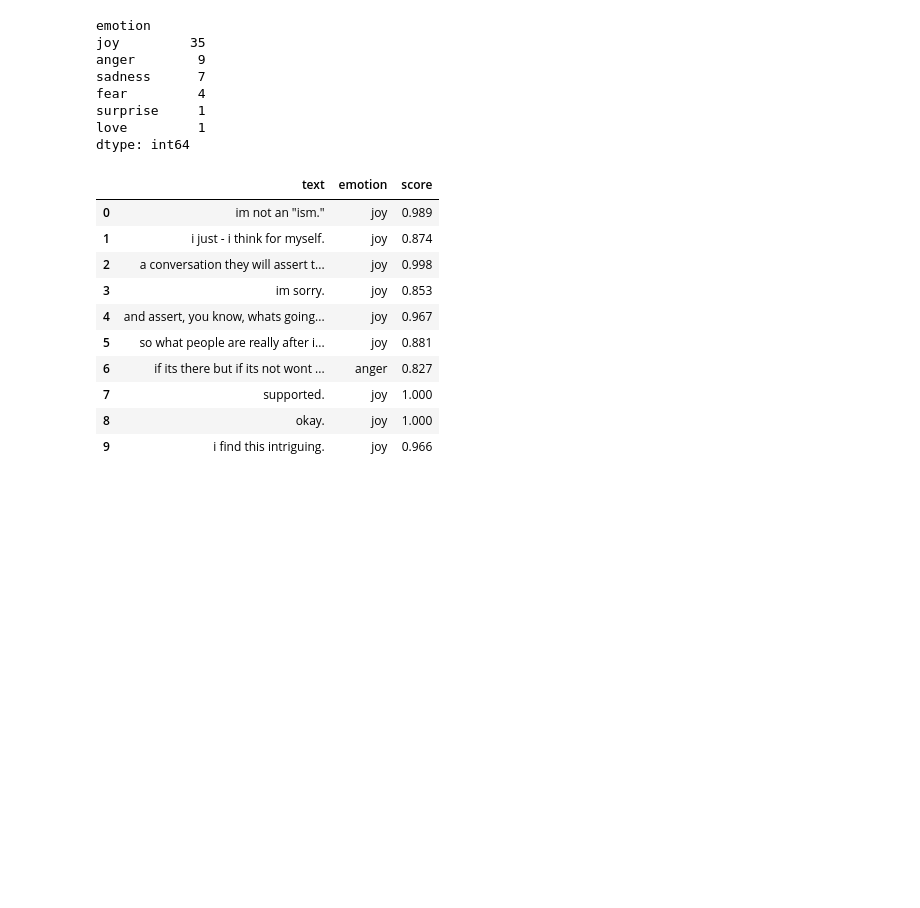
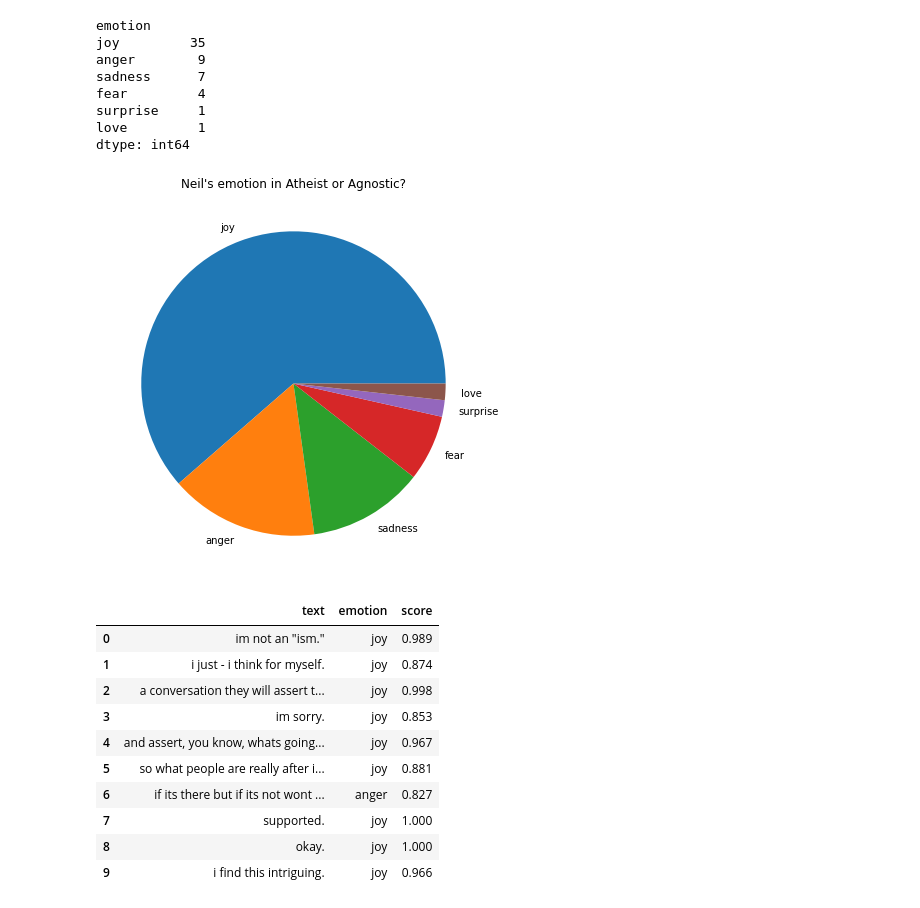
Before and after one commit to EQWorks/python-curriculum, a Jupyter notebook: data-analysis/06-meta-automation/notebook.ipynb, the cells around one changed output. Saved outputs shown, nothing was run; the diff lists cells and outputs as text; code cells hidden in the pictures; blank space fills up the shorter version.

Commit message:
06 - add charts for emotion analysis

```diff
--- a/data-analysis/06-meta-automation/notebook.ipynb
+++ b/data-analysis/06-meta-automation/notebook.ipynb
@@ -207,6 +207,15 @@ fear         4
 surprise     1
 love         1
 dtype: int64
+# %%
+plot = df.value_counts('emotion').plot.pie(
+    y='emotion',
+    ylabel='',
+    figsize=(7, 7),
+    title="Neil's emotion in Atheist or Agnostic?",
+)
+# %% [output]
+[figure, added]
 # %%
 df_80 = df.query('score > 0.8').reset_index(drop=True)
 df_80.head(10)
```
Also changed, not shown: parts of 1 cell of this notebook.
